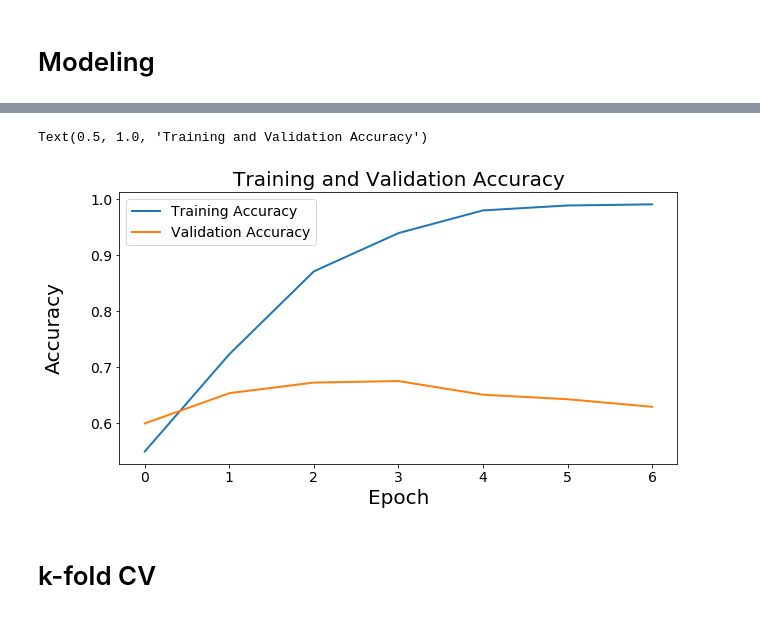
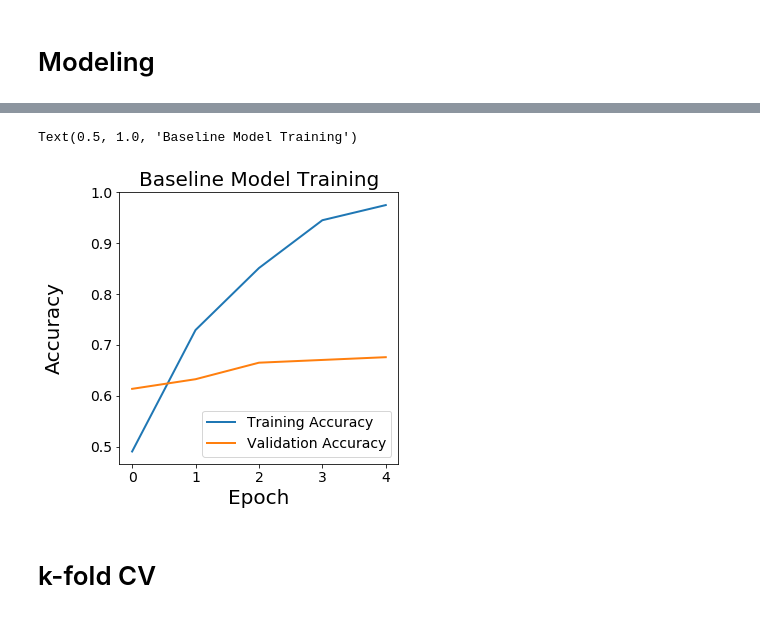
Before and after one commit to zhum01/Climate-Change-Text-NLP, a Jupyter notebook: W266_finalProject_Modeling_climateChangeText.ipynb, the cells around one changed output, grey strips where cells are left out. Saved outputs shown, nothing was run; the diff lists cells and outputs as text; code cells hidden in the pictures.

```diff
--- a/W266_finalProject_Modeling_climateChangeText.ipynb
+++ b/W266_finalProject_Modeling_climateChangeText.ipynb
@@ -139,27 +139,25 @@ numEpochs = 5
 modelInputs_train = [train_encodings['input_ids']
                     , train_encodings['attention_mask']
                     , train_encodings['token_type_ids']
-                    , train_nonBertFeatures
                    ]
 modelInputs_dev = [dev_encodings['input_ids']
                   , dev_encodings['attention_mask']
                   , dev_encodings['token_type_ids']
-                  , dev_nonBertFeatures
                  ]
 
 with tf.device('/GPU:0'):
     tf.keras.backend.clear_session()
 
     model = train_fullModel(maxTokenLength, numNeuronsDense, learningRate, dropoutRate
-                            , onlyBertEmbed=False
+                            , onlyBertEmbed=True
                             , numNonBertFeatures=len(nonBertFeaturesToUse)
                            )
 
     history = model.fit(modelInputs_train
-                        , y_train
-                        , validation_data=(modelInputs_dev, y_dev)
-                        , epochs=numEpochs
-                        , batch_size=batchSize
-                        , class_weight=classWeights
-                       )
+                , y_train
+                , validation_data=(modelInputs_dev, y_dev)
+                , epochs=numEpochs
+                , batch_size=batchSize
+                , class_weight=classWeights
+               )
 # %% [output]
@@ -188,19 +186,19 @@ WARNING:tensorflow:The parameter `return_dict` cannot be set in graph mode and w
 # %%
 # plot train/dev accuracies by epoch
 
-figH = plt.figure(figsize=(10,5))
+figH = plt.figure(figsize=(5,5))
 
 plt.plot(history.history['accuracy'], linewidth=2)
 plt.plot(history.history['val_accuracy'], linewidth=2)
 plt.legend(['Training Accuracy', 'Validation Accuracy'], fontsize=14)
 plt.ylabel('Accuracy\n', fontsize=20)
 plt.xlabel('Epoch', fontsize=20)
-plt.xticks(fontsize=14)
-plt.yticks(fontsize=14)
-plt.title('Training and Validation Accuracy', fontsize=20)
+plt.xticks([0,1,2,3,4], fontsize=14)
+plt.yticks([.5,.6,.7,.8,.9,1], fontsize=14)
+plt.title('Baseline Model Training', fontsize=20)
 # %% [output]
-Text(0.5, 1.0, 'Training and Validation Accuracy')
+Text(0.5, 1.0, 'Baseline Model Training')
-[figure, old version]
+[figure, new version]
 # %% [markdown]
 # k-fold CV
 # %%
```
Also changed, not shown: parts of 8 cells of this notebook, 2 other files.
